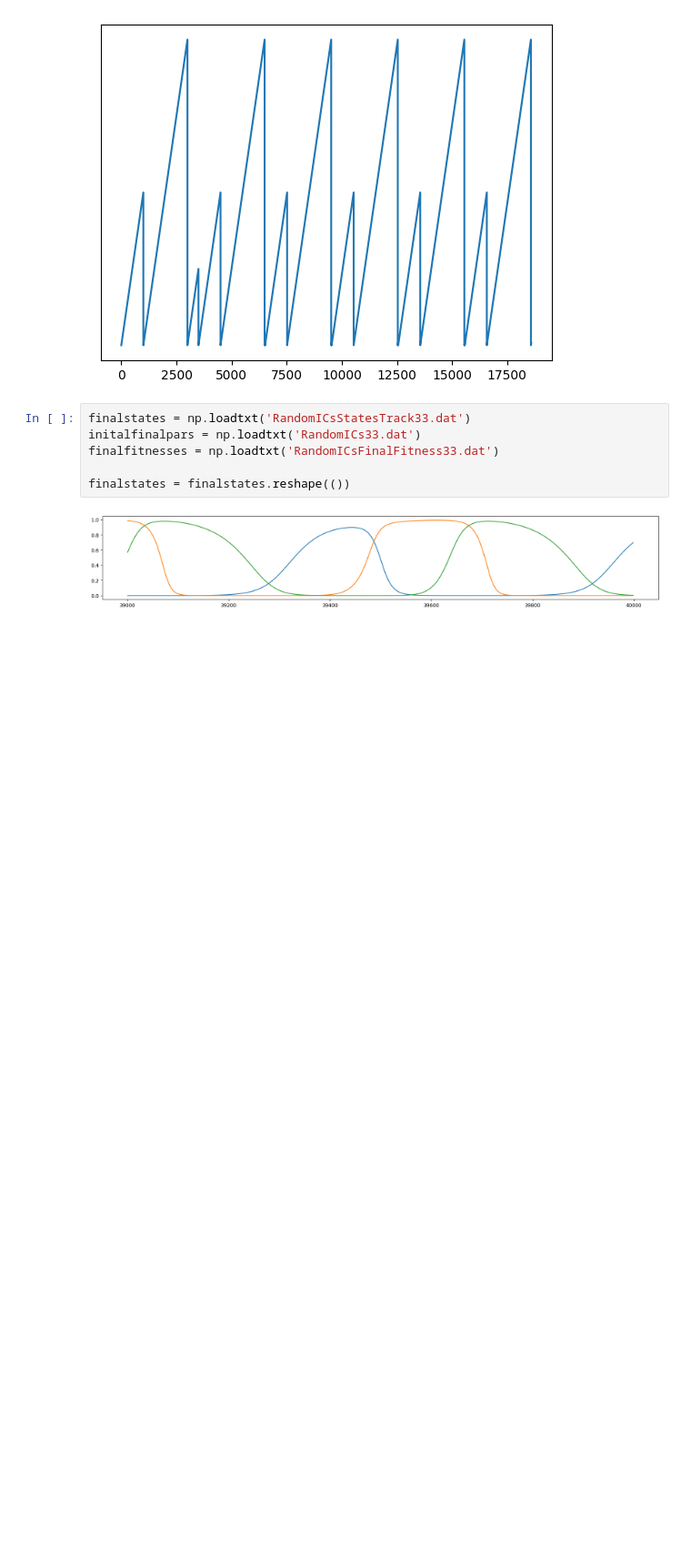
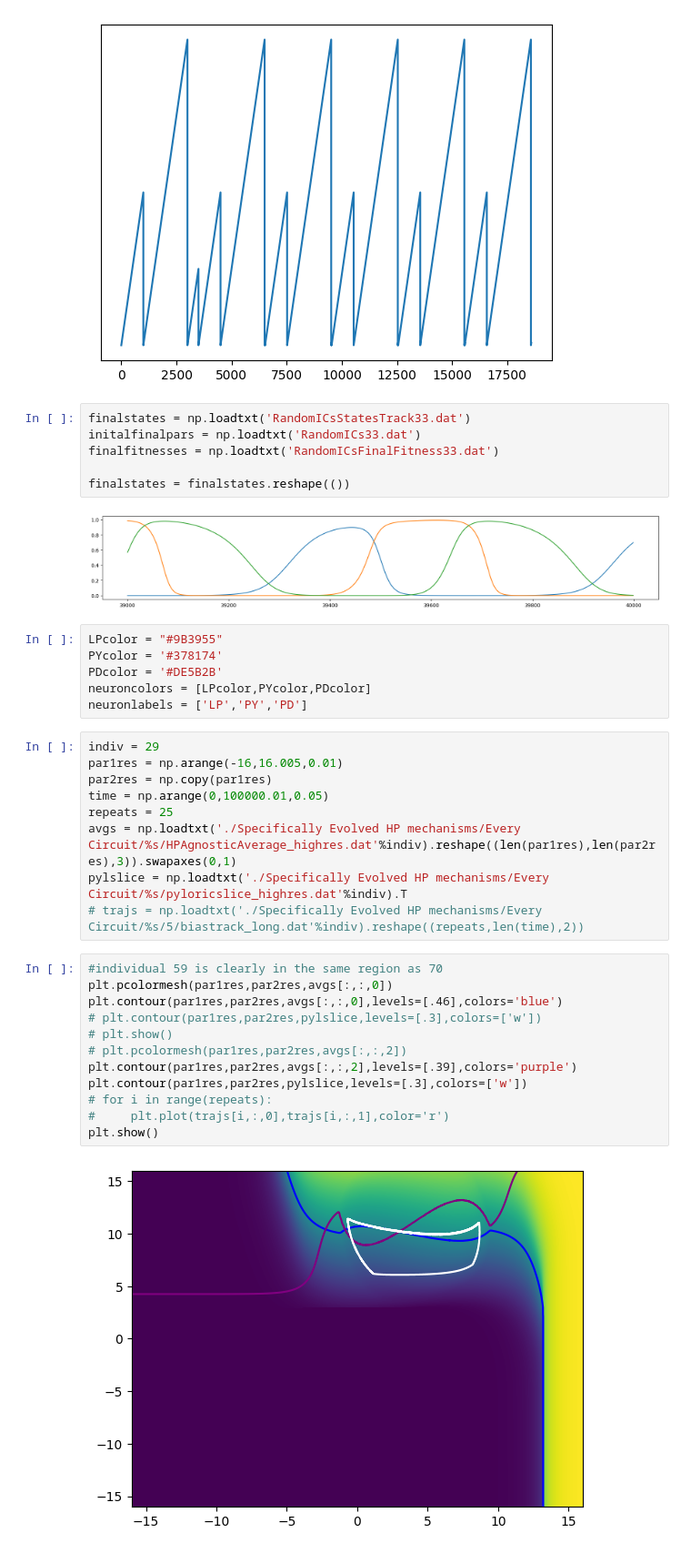
Before and after one commit to ljstolting/EvolvingHP, a Jupyter notebook: Cpp/Viztest.ipynb, the cells around one changed output. Shown at 91% size. Drawn from its saved outputs; the diff is of its cells as text; blank space fills up the shorter version.

```diff
--- a/Cpp/Viztest.ipynb
+++ b/Cpp/Viztest.ipynb
@@ -45,3 +45,32 @@ finalfitnesses = np.loadtxt('RandomICsFinalFitness33.dat')
 finalstates = finalstates.reshape(())
 # %% [output]
 [figure]
+# %%
+LPcolor = "#9B3955"
+PYcolor = '#378174'
+PDcolor = '#DE5B2B'
+neuroncolors = [LPcolor,PYcolor,PDcolor]
+neuronlabels = ['LP','PY','PD']
+# %%
+indiv = 29
+par1res = np.arange(-16,16.005,0.01)
+par2res = np.copy(par1res)
+time = np.arange(0,100000.01,0.05)
+repeats = 25
+avgs = np.loadtxt('./Specifically Evolved HP mechanisms/Every Circuit/%s/HPAgnosticAverage_highres.dat'%indiv).reshape((len(par1res),len(par2res),3)).swapaxes(0,1)
+pylslice = np.loadtxt('./Specifically Evolved HP mechanisms/Every Circuit/%s/pyloricslice_highres.dat'%indiv).T
+# trajs = np.loadtxt('./Specifically Evolved HP mechanisms/Every Circuit/%s/5/biastrack_long.dat'%indiv).reshape((repeats,len(time),2))
+# %%
+#individual 59 is clearly in the same region as 70
+plt.pcolormesh(par1res,par2res,avgs[:,:,0])
+plt.contour(par1res,par2res,avgs[:,:,0],levels=[.46],colors='blue')
+# plt.contour(par1res,par2res,pylslice,levels=[.3],colors=['w'])
+# plt.show()
+# plt.pcolormesh(par1res,par2res,avgs[:,:,2])
+plt.contour(par1res,par2res,avgs[:,:,2],levels=[.39],colors='purple')
+plt.contour(par1res,par2res,pylslice,levels=[.3],colors=['w'])
+# for i in range(repeats):
+#     plt.plot(trajs[i,:,0],trajs[i,:,1],color='r')
+plt.show()
+# %% [output]
+[figure, added]
```
Also changed, not shown: parts of 8 cells of this notebook, 9 other files.
